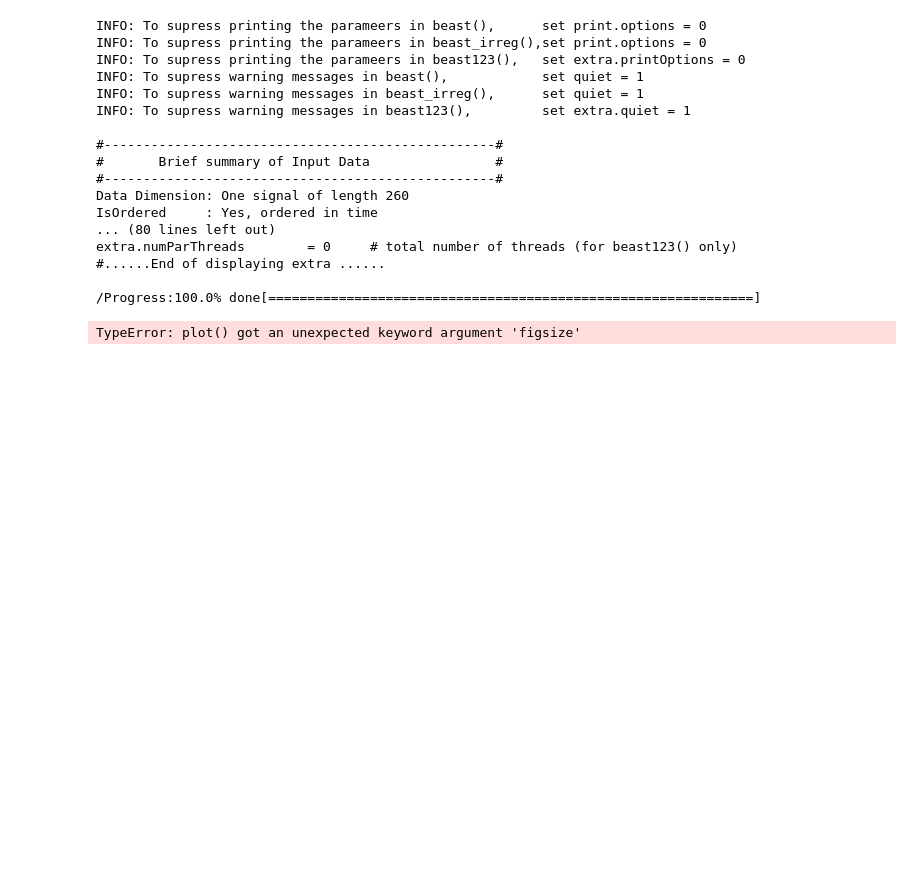
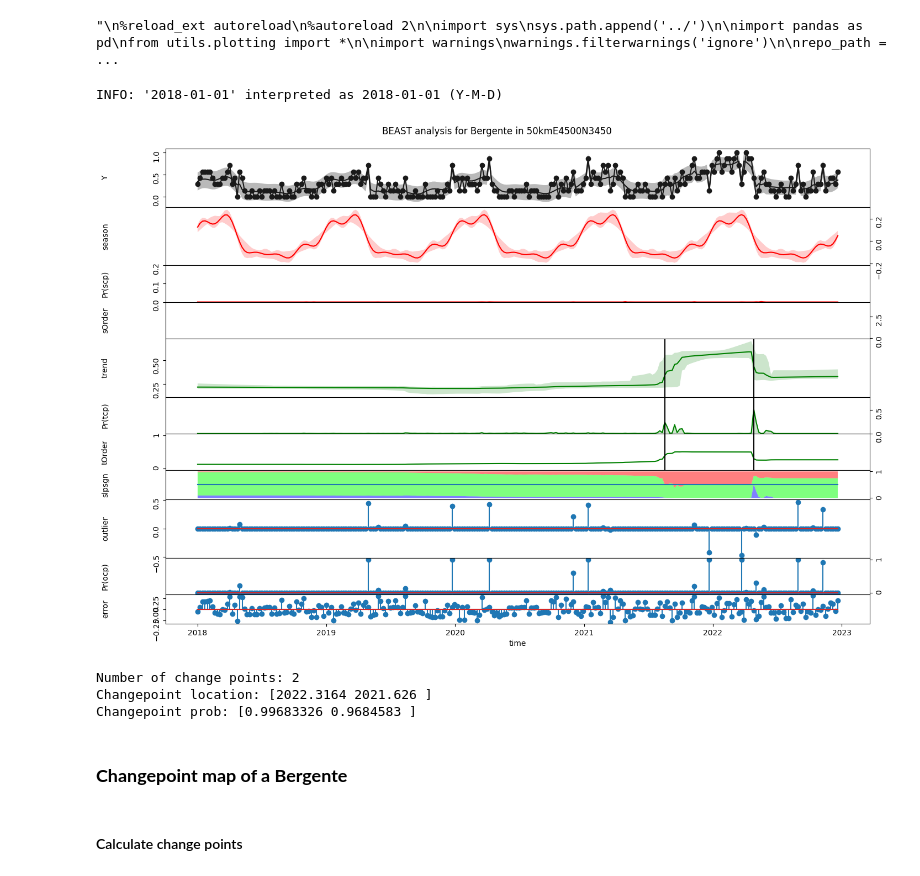
Before and after one commit to marinasie/bird-sighting-validation, a Jupyter notebook: marina/04_drift_analysis/07_beast.ipynb, the cells around one changed output. Drawn from its saved outputs; the diff is of its cells as text; code cells hidden in the pictures; blank space fills up the shorter version.

```diff
--- a/marina/04_drift_analysis/07_beast.ipynb
+++ b/marina/04_drift_analysis/07_beast.ipynb
@@ -1,3 +1,26 @@
+# %%
+"""
+%reload_ext autoreload
+%autoreload 2
+
+import sys
+sys.path.append('../')
+
+import pandas as pd
+from utils.plotting import *
+
+import warnings
+warnings.filterwarnings('ignore')
+
+repo_path = '/Users/marinasiebold/Library/Mobile Documents/com~apple~CloudDocs/Studium/Bird_Research/Rbeast/Python/py_src'
+if repo_path not in sys.path:
+    sys.path.insert(0, repo_path)
+
+print(sys.path)
+import Rbeast
+"""
+# %% [output]
+"\n%reload_ext autoreload\n%autoreload 2\n\nimport sys\nsys.path.append('../')\n\nimport pandas as pd\nfrom utils.plotting import *\n\nimport warnings\nwarnings.filterwarnings('ignore')\n\nrepo_path = ...
 # %%
 %reload_ext autoreload
 %autoreload 2
@@ -12,27 +40,27 @@ from utils.plotting import *
 # %%
-path = '../../../01_Data/datasets/time_series_feldsperling_week_counts.csv'
+path = '../../../01_Data/datasets/time_series_27_species_week_counts.csv'
+#path = '../../../01_Data/datasets/time_series_feldsperling_week_counts.csv'
 df = pd.read_csv(path)
 # %%
-warbler = df[(df['name_species'] == 'Feldsperling') & (df['eea_grid_id'] == '50kmE4100N2700')]
-plot_sighting_ratios_over_year(warbler, title='Icterine warbler (Gelbspötter) sighting ratios in grid 50kmE4350N3250')
+species = 'Bergente'
+grid_id = '50kmE4500N3450'
+bird = df[(df['name_species'] == species) & (df['eea_grid_id'] == grid_id)]
+# plot_sighting_ratios_over_year(bird, title='Icterine warbler (Gelbspötter) sighting ratios in grid 50kmE4350N3250')
-# %%
-rb.plot(rb.beast(warbler.sighting_ratio, deltat='7 days', period='1 year'), figsize=(12, 8))
-# %% [output]
-INFO: To supress printing the parameers in beast(),      set print.options = 0
-INFO: To supress printing the parameers in beast_irreg(),set print.options = 0
-INFO: To supress printing the parameers in beast123(),   set extra.printOptions = 0
-INFO: To supress warning messages in beast(),            set quiet = 1
-INFO: To supress warning messages in beast_irreg(),      set quiet = 1
-INFO: To supress warning messages in beast123(),         set extra.quiet = 1
-
-#--------------------------------------------------#
-#       Brief summary of Input Data                #
-#--------------------------------------------------#
-Data Dimension: One signal of length 260
-IsOrdered     : Yes, ordered in time
-... (80 lines left out)
-extra.numParThreads        = 0     # total number of threads (for beast123() only)
-#......End of displaying extra ......
-
-/Progress:100.0% done[==============================================================]
-TypeError: plot() got an unexpected keyword argument 'figsize'
+# %%
+o = rb.beast(bird.sighting_ratio, deltat='7 days', period='1 year',
+             start='2018-01-01', end='2022-12-31',
+             hasOutlier=True, print_options=False, print_progress=False)
+fig = plt.figure(figsize=(15, 10))
+fig = rb.plot(o, fig=fig, title=f'BEAST analysis for {species} in {grid_id}')
+# %% [output]
+INFO: '2018-01-01' interpreted as 2018-01-01 (Y-M-D)
+[figure, added]
+# %%
+num_cp = int(o.trend.ncp_median)
+print(f'Number of change points: {num_cp}')
+print('Changepoint location:', o.trend.cp[:num_cp])
+print('Changepoint prob:', o.trend.cpPr[:num_cp])
+# %% [output]
+Number of change points: 2
+Changepoint location: [2022.3164 2021.626 ]
+Changepoint prob: [0.99683326 0.9684583 ]
@@ -38,0 +78,4 @@ TypeError: plot() got an unexpected keyword argument 'figsize'
+# %% [markdown]
+### **Changepoint map of a Bergente**
+# %% [markdown]
+#### Calculate change points
```
Also changed, not shown: parts of 9 cells of this notebook.
